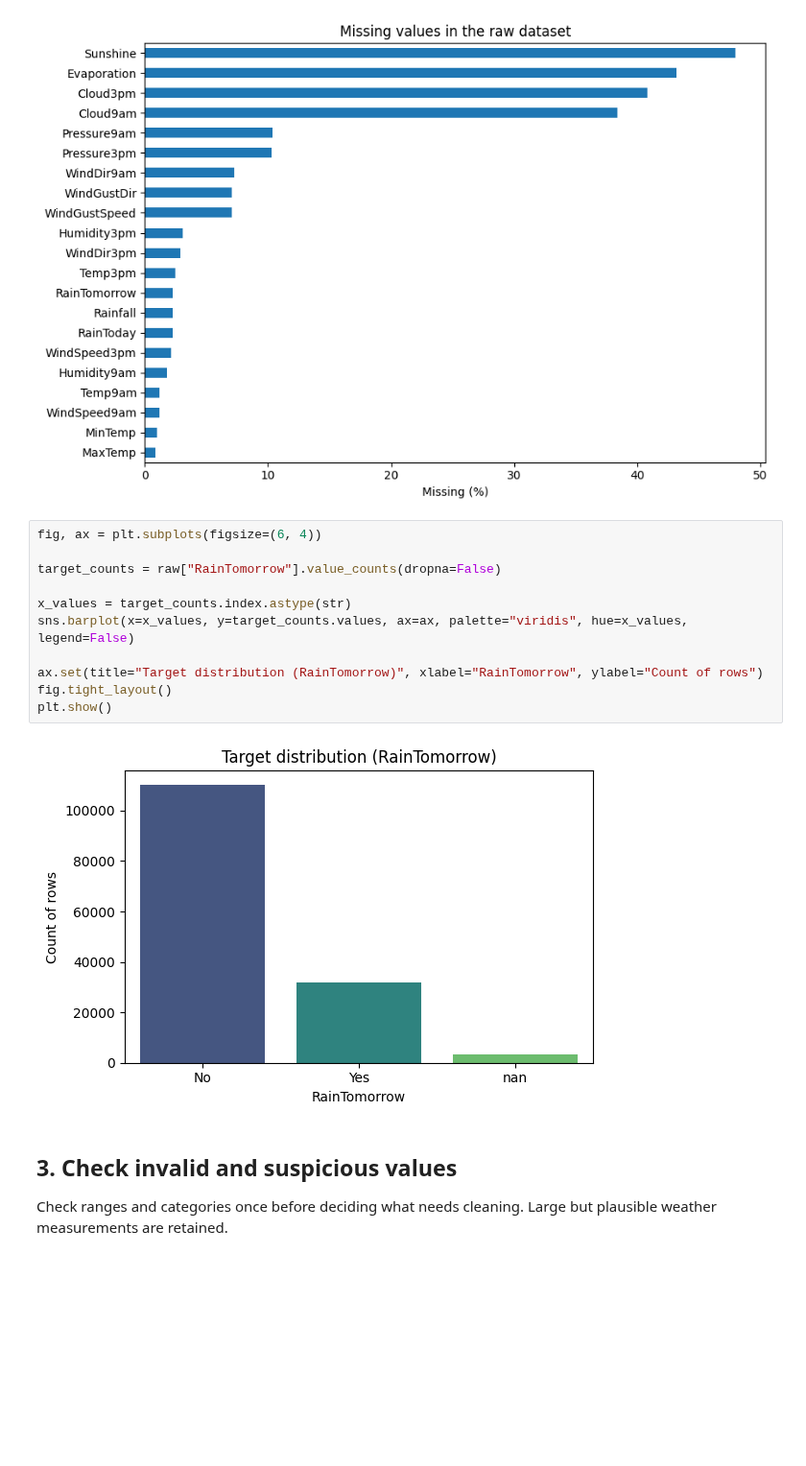
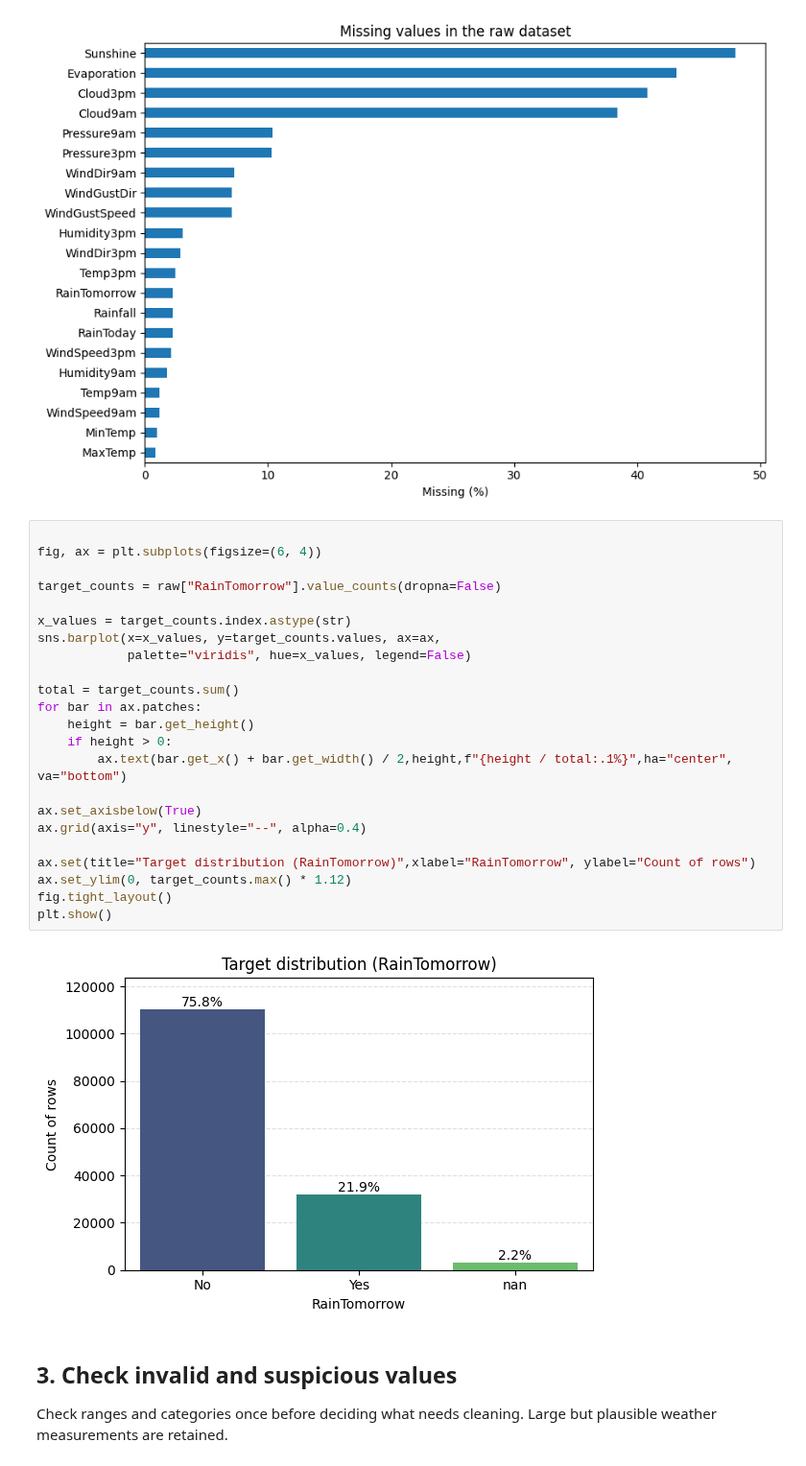
Before and after one commit to khorunzhaviktoriia/ml_mini_project, a Jupyter notebook: EDA.ipynb, the cells around one changed output. Shown at 96% size. Cells and saved outputs as stored; diff of their text form; blank space fills up the shorter version.

```diff
--- a/preprocessing.ipynb
+++ b/EDA.ipynb
@@ -93,18 +101,30 @@ plt.show()
 # %% [output]
 [figure]
 # %%
+
 fig, ax = plt.subplots(figsize=(6, 4))
 
 target_counts = raw["RainTomorrow"].value_counts(dropna=False)
 
 x_values = target_counts.index.astype(str)
-sns.barplot(x=x_values, y=target_counts.values, ax=ax, palette="viridis", hue=x_values, legend=False)
+sns.barplot(x=x_values, y=target_counts.values, ax=ax,
+            palette="viridis", hue=x_values, legend=False)
 
-ax.set(title="Target distribution (RainTomorrow)", xlabel="RainTomorrow", ylabel="Count of rows")
+total = target_counts.sum()
+for bar in ax.patches:
+    height = bar.get_height()
+    if height > 0:
+        ax.text(bar.get_x() + bar.get_width() / 2,height,f"{height / total:.1%}",ha="center", va="bottom")
+
+ax.set_axisbelow(True)
+ax.grid(axis="y", linestyle="--", alpha=0.4)
+
+ax.set(title="Target distribution (RainTomorrow)",xlabel="RainTomorrow", ylabel="Count of rows")
+ax.set_ylim(0, target_counts.max() * 1.12)
 fig.tight_layout()
 plt.show()
 # %% [output]
-[figure, old version]
+[figure, new version]
 # %% [markdown]
 ## 3. Check invalid and suspicious values
 
```
Also changed, not shown: parts of 27 cells of this notebook, 2 other files.
